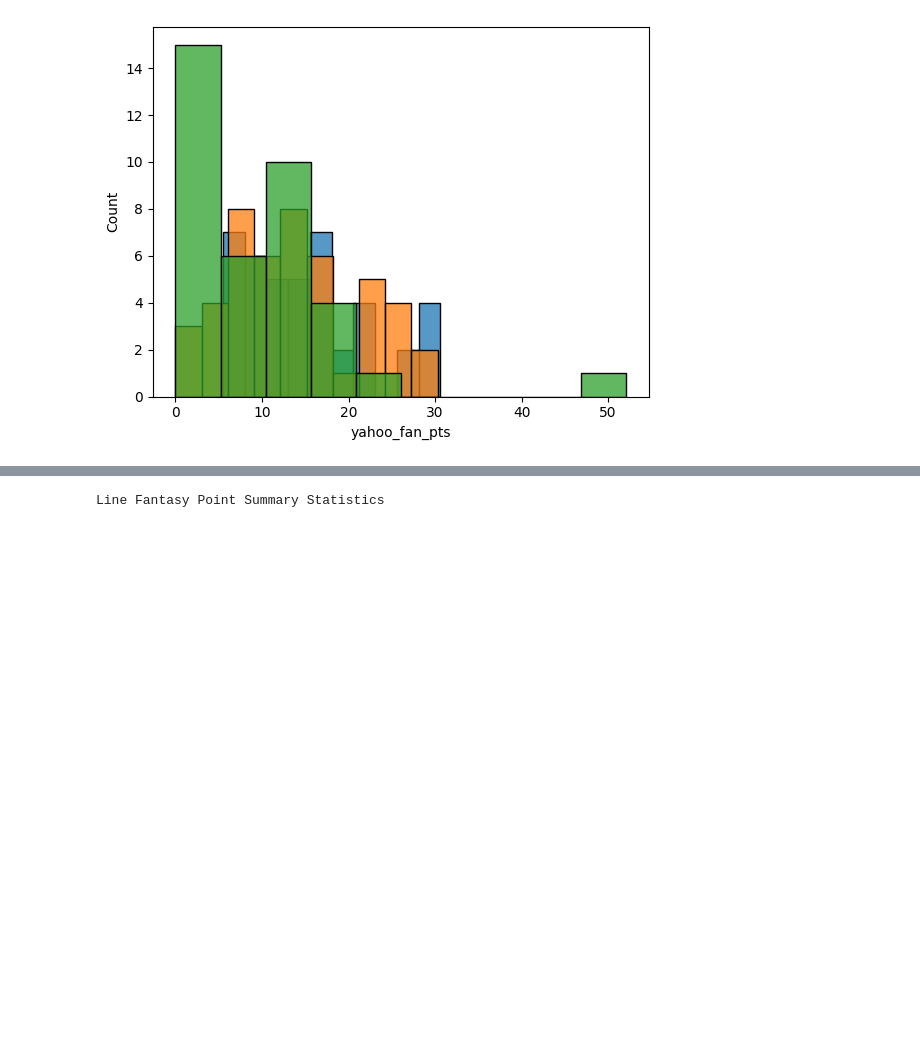
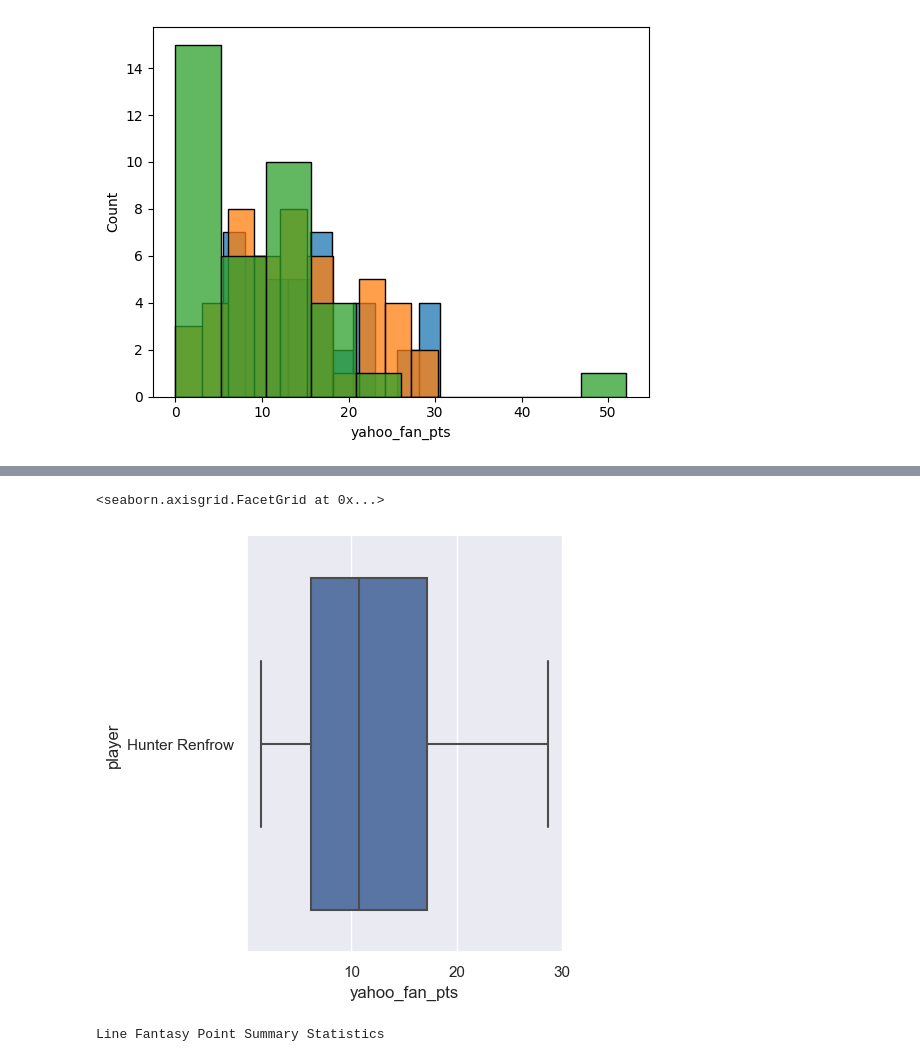
Before and after one commit to rbtessier/nfl-analysis, a Jupyter notebook: nfl_fantasy_eda.ipynb, the cells around one changed output, grey strips where cells are left out. Drawn from its saved outputs; the diff is of its cells as text; code cells hidden in the pictures; blank space fills up the shorter version.

```diff
--- a/nfl_fantasy_eda.ipynb
+++ b/nfl_fantasy_eda.ipynb
@@ -151,3 +214,8 @@ Name: yahoo_fan_pts, dtype: float64
+# %%
+sns.catplot(data = off_stats[off_stats['player']== 'Hunter Renfrow'], x = 'yahoo_fan_pts', y = 'player', kind = 'box')
+# %% [output]
+<seaborn.axisgrid.FacetGrid at 0x...>
+[figure, added]
 # %%
 line_fan_summary = pd.DataFrame()
 for player_name in fan_roster_dict['line']:
```
Also changed, not shown: parts of 6 cells of this notebook.
